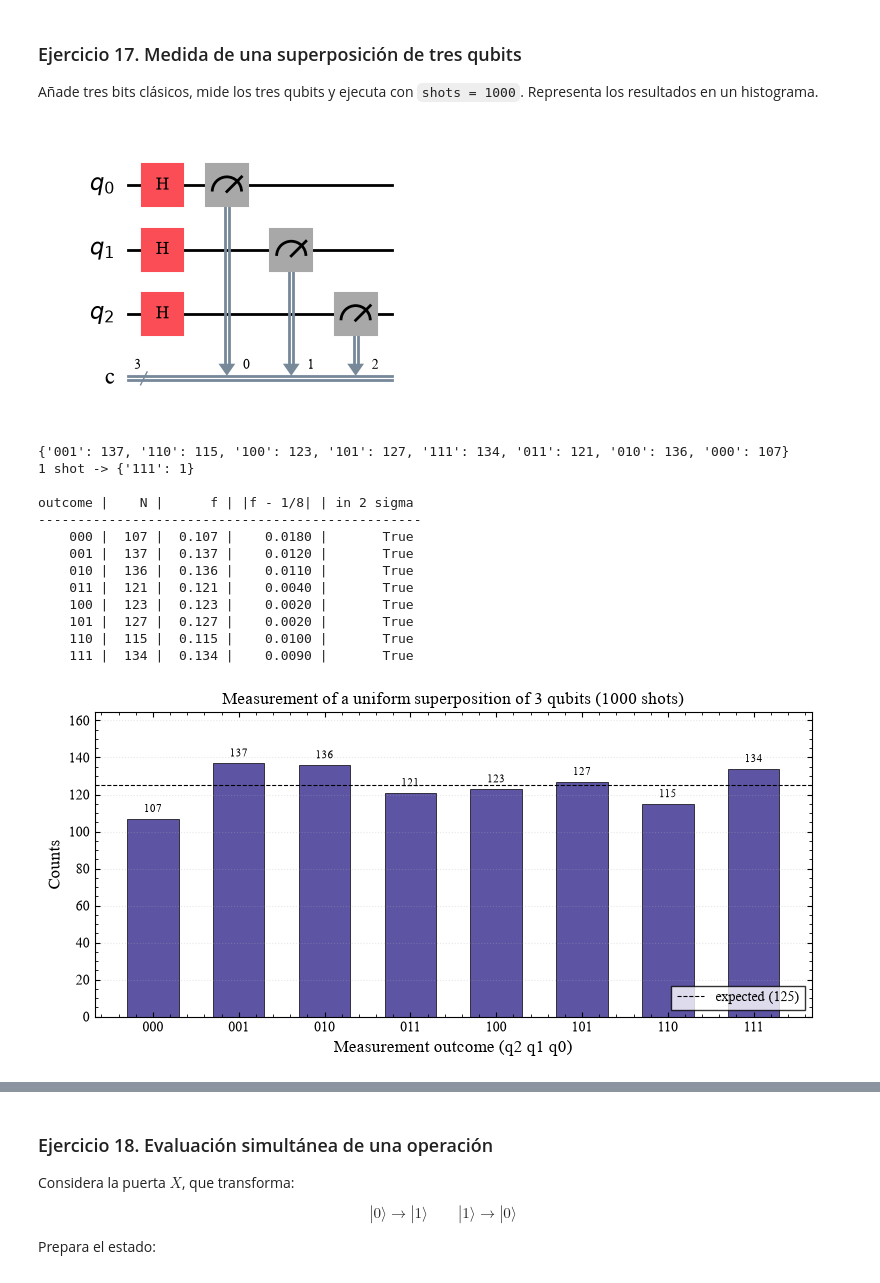
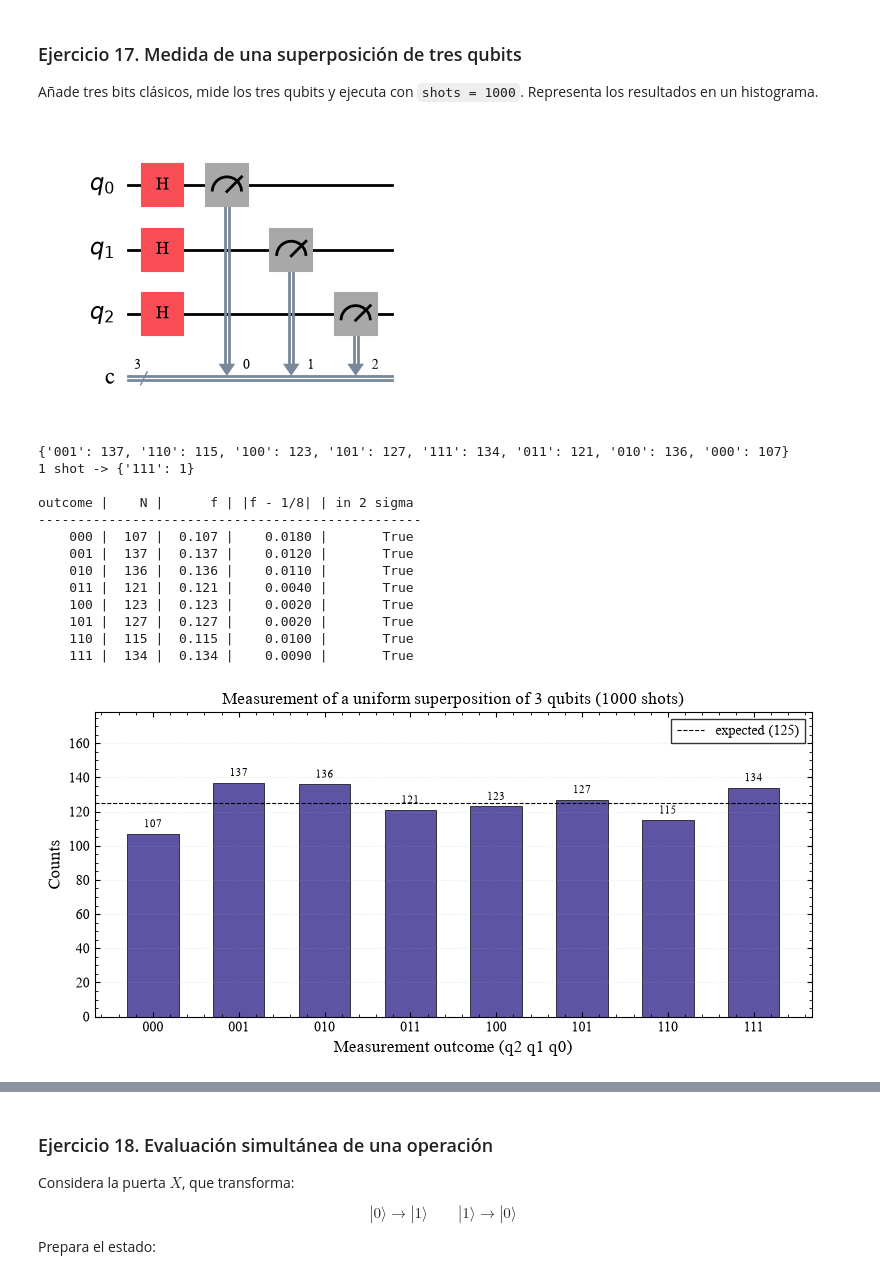
Before and after one commit to SashVqz/cocu, a Jupyter notebook: tema3/practica02.ipynb, the cells around one changed output, grey strips where cells are left out. Drawn from its saved outputs; the diff is of its cells as text; code cells hidden in the pictures.

```diff
--- a/tema3/practica02.ipynb
+++ b/tema3/practica02.ipynb
@@ -1141,7 +1142,6 @@ counts3 = result.get_counts()
 display(qc3Measure.draw("mpl"))
 print(counts3)
 
-# one single execution: only one branch
 singleShot = AerSimulator(seed_simulator=SEED).run(qcTranspiled, shots=1).result().get_counts()
 print(f"1 shot -> {singleShot}")
 print()
@@ -1154,36 +1154,36 @@ for outcome in [format(k, "03b") for k in range(8)]:
     print(f"{outcome:>7} | {counts3.get(outcome, 0):>4} | {f:>6.3f} | {abs(f - 1 / 8):>9.4f} | {str(abs(f - 1 / 8) < 2 * sigma3):>10}")
 
 labels = [format(k, "03b") for k in range(8)]
 values = [counts3.get(k, 0) for k in labels]
 
 fig, ax = plt.subplots(figsize=(8, 4))
 bars = ax.bar(labels, values, color=COLOR_TARGET, width=0.6, edgecolor="black", linewidth=0.5)
 ax.axhline(125, color="black", linestyle="--", linewidth=0.8, label="expected (125)")
 ax.bar_label(bars, padding=3, fontsize=8)
 ax.set_title("Measurement of a uniform superposition of 3 qubits (1000 shots)")
 ax.set_xlabel("Measurement outcome (q2 q1 q0)")
 ax.set_ylabel("Counts")
-ax.set_ylim(0, max(values) * 1.2)
-ax.legend(loc="lower right")
+ax.set_ylim(0, max(values) * 1.3)
+ax.legend(loc="upper right")
 ax.grid(True, axis="y", linestyle=":", alpha=0.3)
 plt.tight_layout()
 plt.show()
 # %% [output]
 [figure]
 {'001': 137, '110': 115, '100': 123, '101': 127, '111': 134, '011': 121, '010': 136, '000': 107}
 1 shot -> {'111': 1}
 
 outcome |    N |      f | |f - 1/8| | in 2 sigma
 -------------------------------------------------
     000 |  107 |  0.107 |    0.0180 |       True
     001 |  137 |  0.137 |    0.0120 |       True
     010 |  136 |  0.136 |    0.0110 |       True
     011 |  121 |  0.121 |    0.0040 |       True
     100 |  123 |  0.123 |    0.0020 |       True
     101 |  127 |  0.127 |    0.0020 |       True
     110 |  115 |  0.115 |    0.0100 |       True
     111 |  134 |  0.134 |    0.0090 |       True
-[figure, old version]
+[figure, new version]
 # %% [markdown]
 **Responde:**
 
```
Also changed, not shown: parts of 22 cells of this notebook, 3 other files.
